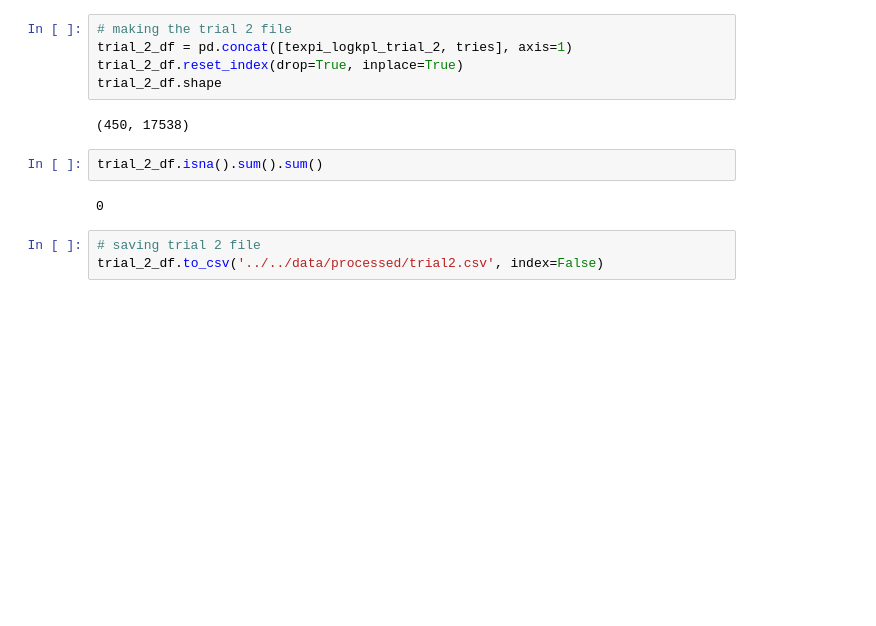
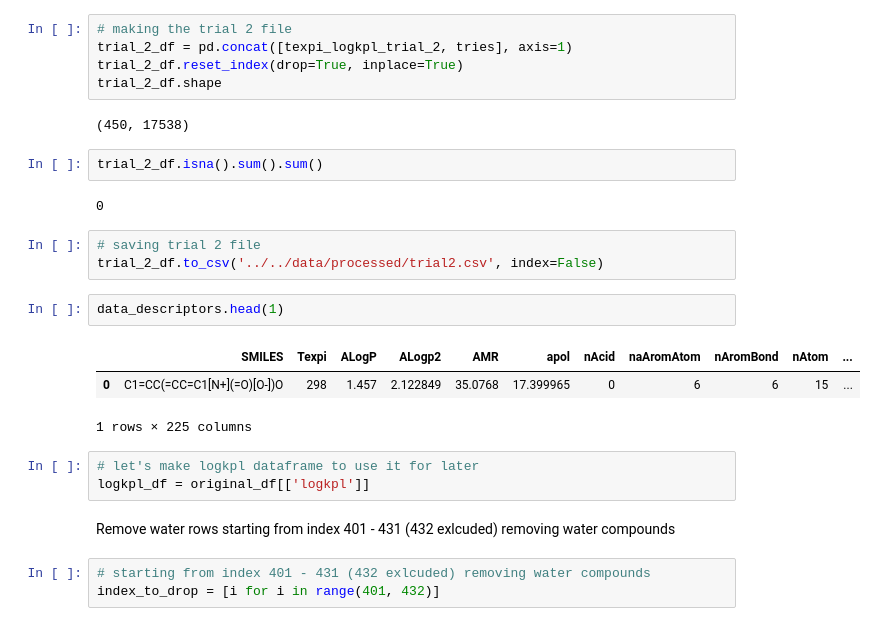
Before and after one commit to AhmadHammad21/Skin-Permeation, a Jupyter notebook: notebooks/trials/1. Data Preparation.ipynb, the cells around one changed output. Drawn from its saved outputs; the diff is of its cells as text; blank space fills up the shorter version.

```diff
--- a/notebooks/trials/1. Data Preparation.ipynb
+++ b/notebooks/trials/1. Data Preparation.ipynb
@@ -259,3 +267,17 @@ trial_2_df.isna().sum().sum()
 # %%
 # saving trial 2 file
 trial_2_df.to_csv('../../data/processed/trial2.csv', index=False)
+# %%
+data_descriptors.head(1)
+# %% [output]
+|  | SMILES | Texpi | ALogP | ALogp2 | AMR | apol | nAcid | naAromAtom | nAromBond | nAtom | ... |
+| 0 | C1=CC(=CC=C1[N+](=O)[O-])O | 298 | 1.457 | 2.122849 | 35.0768 | 17.399965 | 0 | 6 | 6 | 15 | ... |
+1 rows × 225 columns
+# %%
+# let's make logkpl dataframe to use it for later
+logkpl_df = original_df[['logkpl']]
+# %% [markdown]
+Remove water rows  starting from index 401 - 431 (432 exlcuded) removing water compounds
+# %%
+# starting from index 401 - 431 (432 exlcuded) removing water compounds
+index_to_drop = [i for i in range(401, 432)]
```
Also changed, not shown: parts of 15 cells of this notebook, 5 other files.
